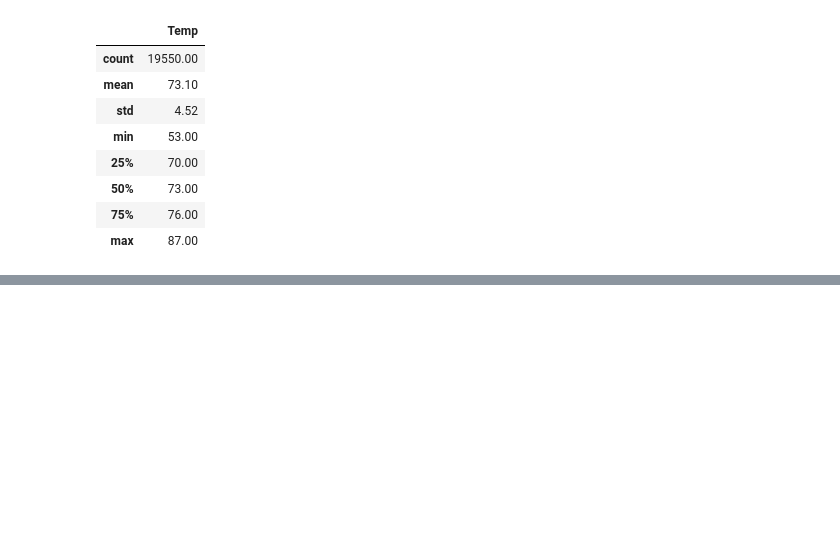
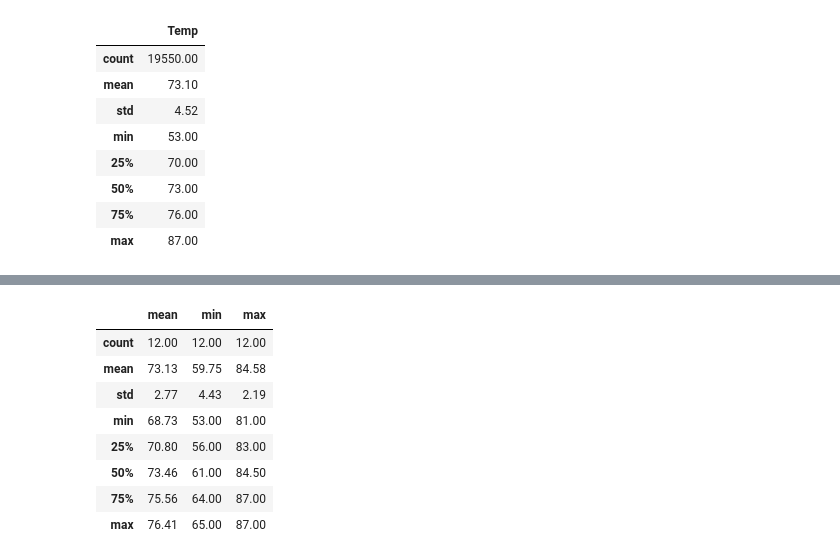
Before and after one commit to MDHetrick/surfs_up, a Jupyter notebook: Challenge/SurfsUp_Challenge_IP.ipynb, the cells around one changed output, grey strips where cells are left out. Cells and saved outputs as stored; diff of their text form; code cells hidden in the pictures; blank space fills up the shorter version.

```diff
--- a/Challenge/SurfsUp_Challenge_IP.ipynb
+++ b/Challenge/SurfsUp_Challenge_IP.ipynb
@@ -370,0 +303,2 @@ plt.legend()
+# %%
+Mean_temps = pd.DataFrame(Mean_temps)
@@ -370,0 +317,19 @@ plt.legend()
+# %%
+Max_temps = pd.DataFrame(Max_temps)
+# %%
+Min_temps = pd.DataFrame(Min_temps)
+# %%
+Temp_info = pd.merge(Mean_temps.describe().round(2), Min_temps.describe().round(2), left_index=True, right_index=True, suffixes=('', '2'))
+Temp_info = pd.merge(Temp_info, Max_temps.describe().round(2), left_index=True, right_index=True, suffixes=('', '2'))
+# %%
+Temp_info
+# %% [output]
+|  | mean | min | max |
+| count | 12.00 | 12.00 | 12.00 |
+| mean | 73.13 | 59.75 | 84.58 |
+| std | 2.77 | 4.43 | 2.19 |
+| min | 68.73 | 53.00 | 81.00 |
+| 25% | 70.80 | 56.00 | 83.00 |
+| 50% | 73.46 | 61.00 | 84.50 |
+| 75% | 75.56 | 64.00 | 87.00 |
+| max | 76.41 | 65.00 | 87.00 |
```
Also changed, not shown: parts of 17 cells of this notebook, 3 other files.
